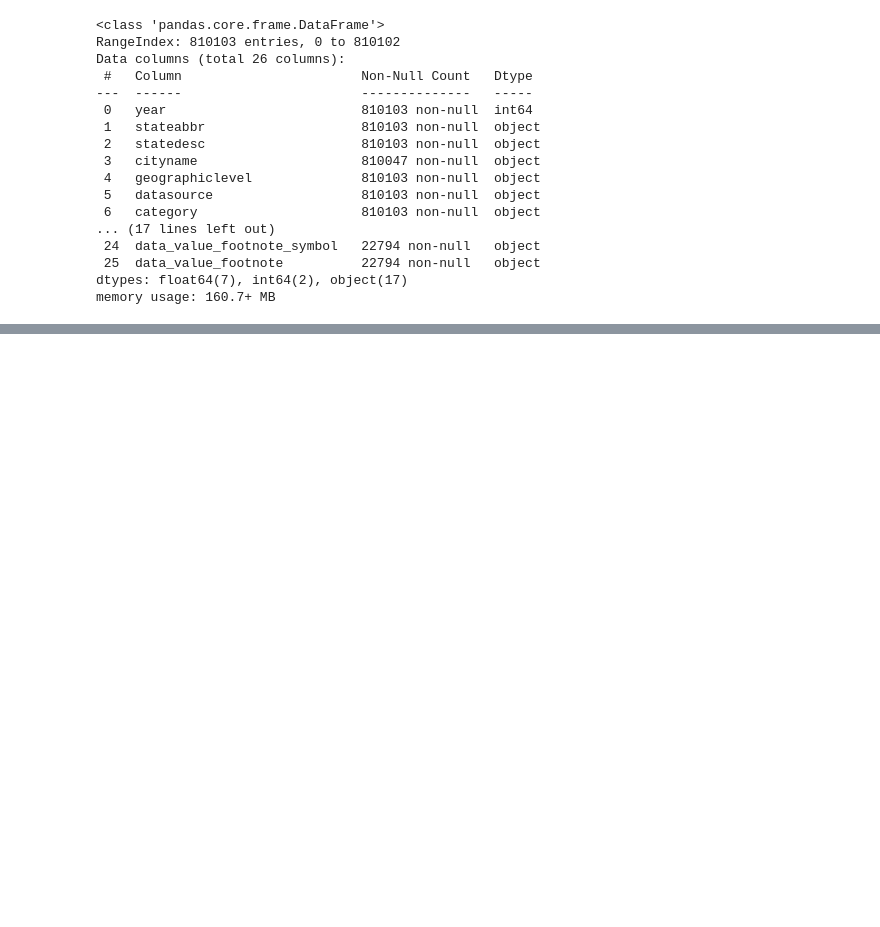
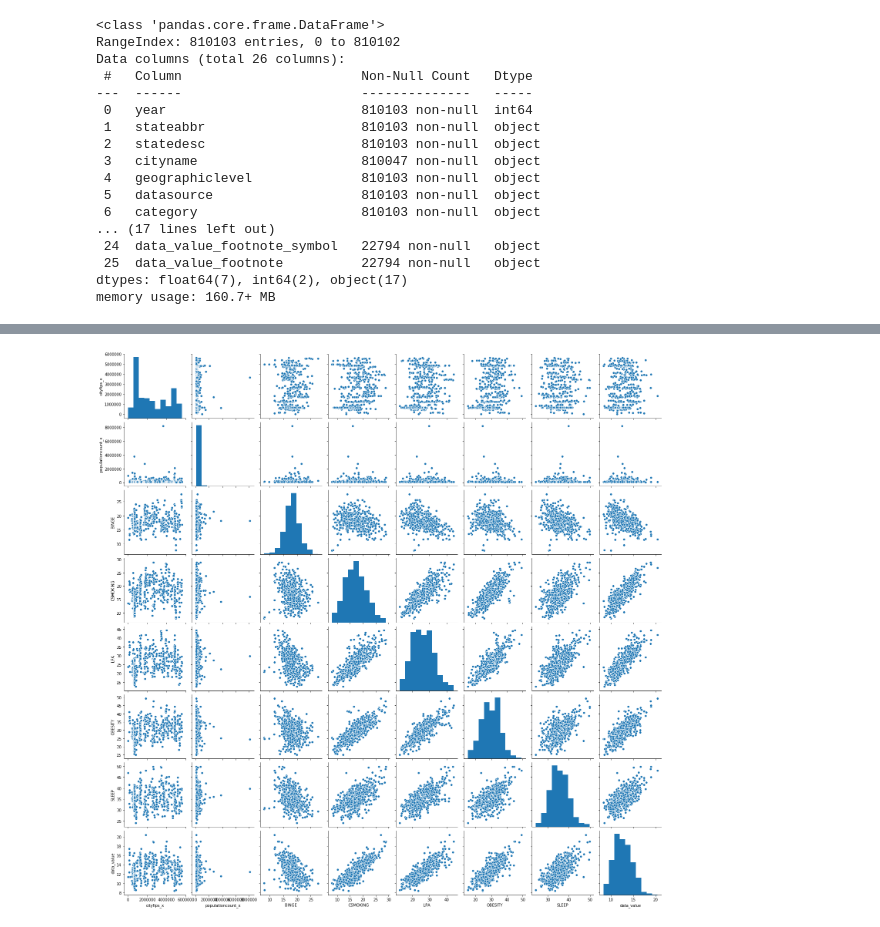
Before and after one commit to Sukanya012/predict-health-index, a Jupyter notebook: notebooks/sowmya/main_Sowmya.ipynb, the cells around one changed output, grey strips where cells are left out. Cells and saved outputs as stored; diff of their text form; code cells hidden in the pictures; blank space fills up the shorter version.

Commit message:
feature-population,unhealthy behavior

```diff
--- a/notebooks/sowmya/main_Sowmya.ipynb
+++ b/notebooks/sowmya/main_Sowmya.ipynb
@@ -301,0 +231,5 @@ plt.show()
+# %%
+
+chronicdata_feat = pd.merge(chronicdata_pp,cat_2,on = 'state_city',how='inner')
+chronicdata_feat = chronicdata_feat.drop(['state_city'],axis = 1)
+chronicdata_feat
@@ -301,0 +250,9 @@ plt.show()
+# %%
+# to get the target - mean of health outcomes
+chronicdata_3= {}
+chronicdata_3= chronicdata_df[(chronicdata_df['geographiclevel']=="City" )]
+chronicdata_3 = chronicdata_3[(chronicdata_3["datavaluetypeid"] == "CrdPrv")]
+chronicdata_3 = chronicdata_3[chronicdata_3['categoryid'] == 'HLTHOUT']
+chronicdata_3 = chronicdata_3.reset_index(drop= True)
+chronicdata_3 = chronicdata_3[['year','stateabbr','cityname','data_value','populationcount','measureid','cityfips']]
+chronicdata_3.info()
@@ -301,0 +274,3 @@ plt.show()
+# %%
+chronicdata_tgt = chronicdata_3.groupby(['stateabbr','cityname','cityfips'])['populationcount','data_value'].mean().reset_index()
+chronicdata_tgt.head()
@@ -301,0 +284,4 @@ plt.show()
+# %%
+chronicdata_results = pd.merge(chronicdata_feat,chronicdata_tgt,on = ['stateabbr','cityname'],how = 'inner')
+chronicdata_results = chronicdata_results.drop(['cityfips_y','populationcount_y'],axis = 1)
+chronicdata_results.info()
@@ -301,0 +306,5 @@ plt.show()
+# %%
+sns.pairplot(chronicdata_results)
+plt.show()
+# %% [output]
+[figure, added]
```
Also changed, not shown: parts of 34 cells of this notebook.
